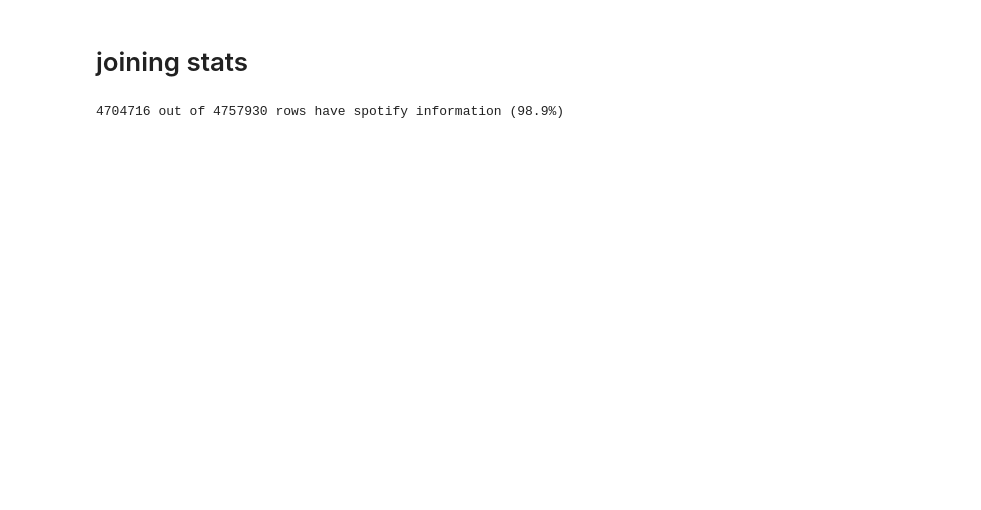
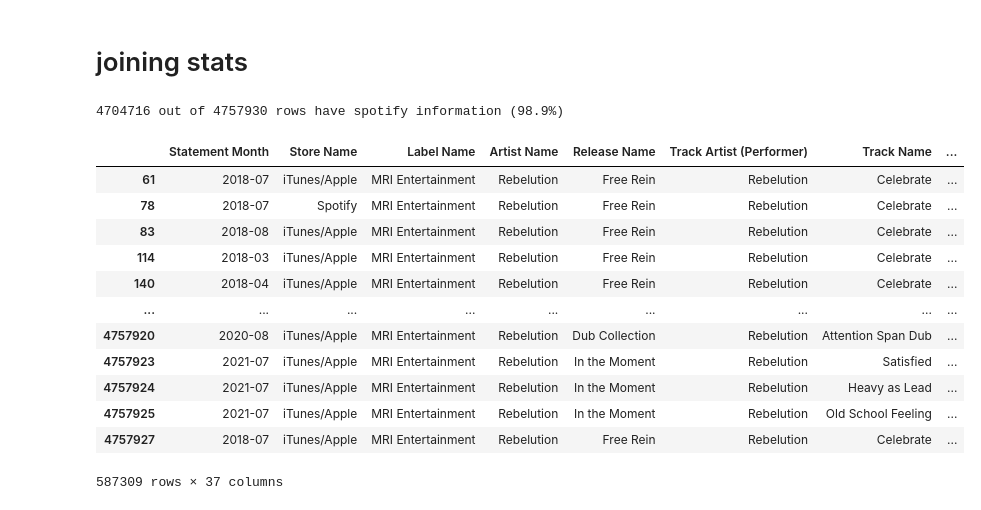
Before and after one commit to melrbischoff/ada-final-project, a Jupyter notebook: get_spotify_data.ipynb, the cells around one changed output. Saved outputs shown, nothing was run; the diff lists cells and outputs as text; code cells hidden in the pictures; blank space fills up the shorter version.

Commit message:
spotify eda

```diff
--- a/get_spotify_data.ipynb
+++ b/get_spotify_data.ipynb
@@ -191,7 +186,7 @@ sp.get_access_token()
 data_path = r'data/'
 dataset_path = r'data/mri_full_data.csv'
 
-music_data = pd.read_csv(dataset_path)
+music_data = pd.read_csv(dataset_path, low_memory=False)
 music_data.drop('Unnamed: 0', axis=1, inplace=True)
 music_data['Display Upc'] = music_data['Display Upc'].astype('string')
 # %%
@@ -213,3 +206,6 @@ track_audio_feats.to_csv(os.path.join(data_path, 'track_audio_feats.csv'))
+# %%
+track_information = sp.get_tracks(spotify_ids)
+track_information.to_csv(os.path.join(data_path, 'track_information.csv'))
 # %%
 spotify_album_ids = list(
     upc_to_spotify_album_id[
@@ -246,13 +250,35 @@ music_data_merged_spotify = music_data.merge(
     how = 'left',
     left_on = 'spotify_album_id',
     right_on = 'id'
+).rename(
+    columns = {'release_date': 'album_release_date',
+               'release_date_precision': 'album_release_date_precision',
+               'total_tracks': 'album_total_tracks'}
 ).drop(
     ['id', 'isrc', 'upc'],
     axis = 1
+).merge(
+    track_information,
+    how = 'left',
+    left_on = 'spotify_id',
+    right_on = 'id'
+).rename(
+    columns = {'release_date': 'track_release_date',
+               'release_date_precision': 'track_release_date_precision',
+               'popularity': 'track_popularity'}
+).drop(
+    'id', axis = 1
 )
 # %%
 music_data_merged_spotify['type'] = np.where(
-    (music_data_merged_spotify.type.isna()) & ~(music_data_merged_spotify.spotify_id.isna()),
+    (
+        (music_data_merged_spotify.type.isna()) &
+        ~(music_data_merged_spotify.spotify_id.isna())
+    ) |
+    (
+        ~(music_data_merged_spotify.spotify_id.isna()) &
+        ~(music_data_merged_spotify.spotify_album_id.isna())
+    ),
     'track',
     music_data_merged_spotify.type
 )
@@ -266,3 +292,23 @@ len_df = len(music_data_merged_spotify)
 print (f'{len_match} out of {len_df} rows have spotify information ({np.round((len_match/len_df) * 100, 1)}%)')
 # %% [output]
 4704716 out of 4757930 rows have spotify information (98.9%)
+# %%
+music_data_merged_spotify[
+    (music_data_merged_spotify.album_release_date != music_data_merged_spotify.track_release_date) &
+    ~(music_data_merged_spotify.album_release_date.isna()) &
+    ~(music_data_merged_spotify.track_release_date.isna())
+]
+# %% [output]
+|  | Statement Month | Store Name | Label Name | Artist Name | Release Name | Track Artist (Performer) | Track Name | ... |
+| 61 | 2018-07 | iTunes/Apple | MRI Entertainment | Rebelution | Free Rein | Rebelution | Celebrate | ... |
+| 78 | 2018-07 | Spotify | MRI Entertainment | Rebelution | Free Rein | Rebelution | Celebrate | ... |
+| 83 | 2018-08 | iTunes/Apple | MRI Entertainment | Rebelution | Free Rein | Rebelution | Celebrate | ... |
+| 114 | 2018-03 | iTunes/Apple | MRI Entertainment | Rebelution | Free Rein | Rebelution | Celebrate | ... |
+| 140 | 2018-04 | iTunes/Apple | MRI Entertainment | Rebelution | Free Rein | Rebelution | Celebrate | ... |
+| ... | ... | ... | ... | ... | ... | ... | ... | ... |
+| 4757920 | 2020-08 | iTunes/Apple | MRI Entertainment | Rebelution | Dub Collection | Rebelution | Attention Span Dub | ... |
+| 4757923 | 2021-07 | iTunes/Apple | MRI Entertainment | Rebelution | In the Moment | Rebelution | Satisfied | ... |
+| 4757924 | 2021-07 | iTunes/Apple | MRI Entertainment | Rebelution | In the Moment | Rebelution | Heavy as Lead | ... |
+| 4757925 | 2021-07 | iTunes/Apple | MRI Entertainment | Rebelution | In the Moment | Rebelution | Old School Feeling | ... |
+| 4757927 | 2018-07 | iTunes/Apple | MRI Entertainment | Rebelution | Free Rein | Rebelution | Celebrate | ... |
+587309 rows × 37 columns
```
Also changed, not shown: parts of 13 cells of this notebook, 1 other file.
